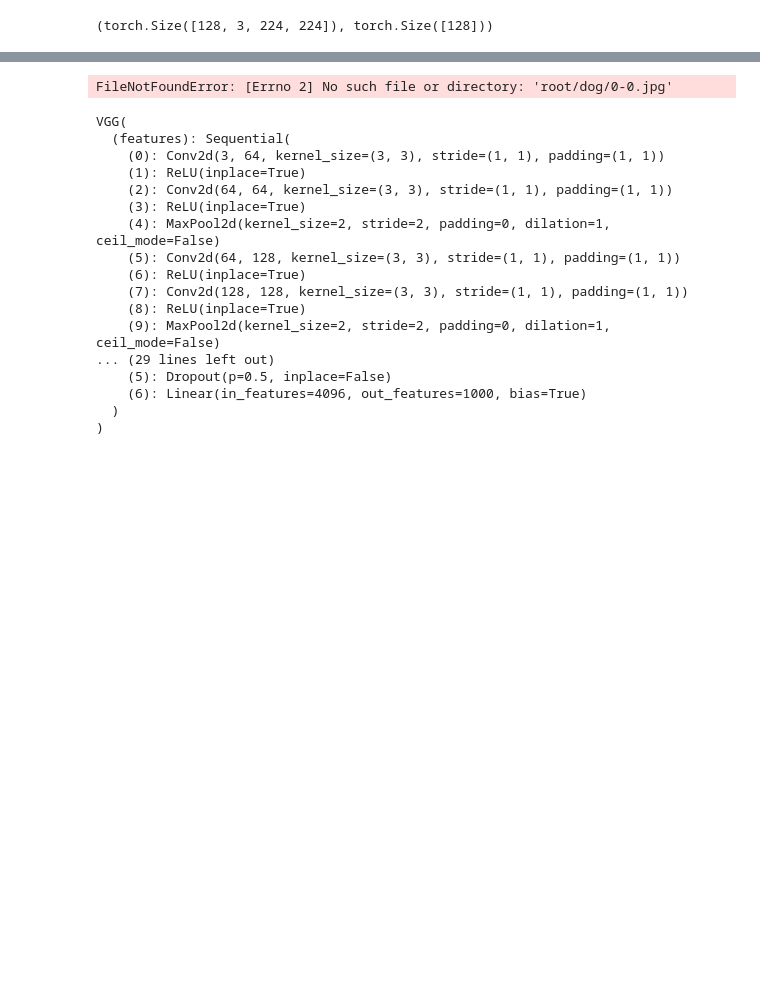
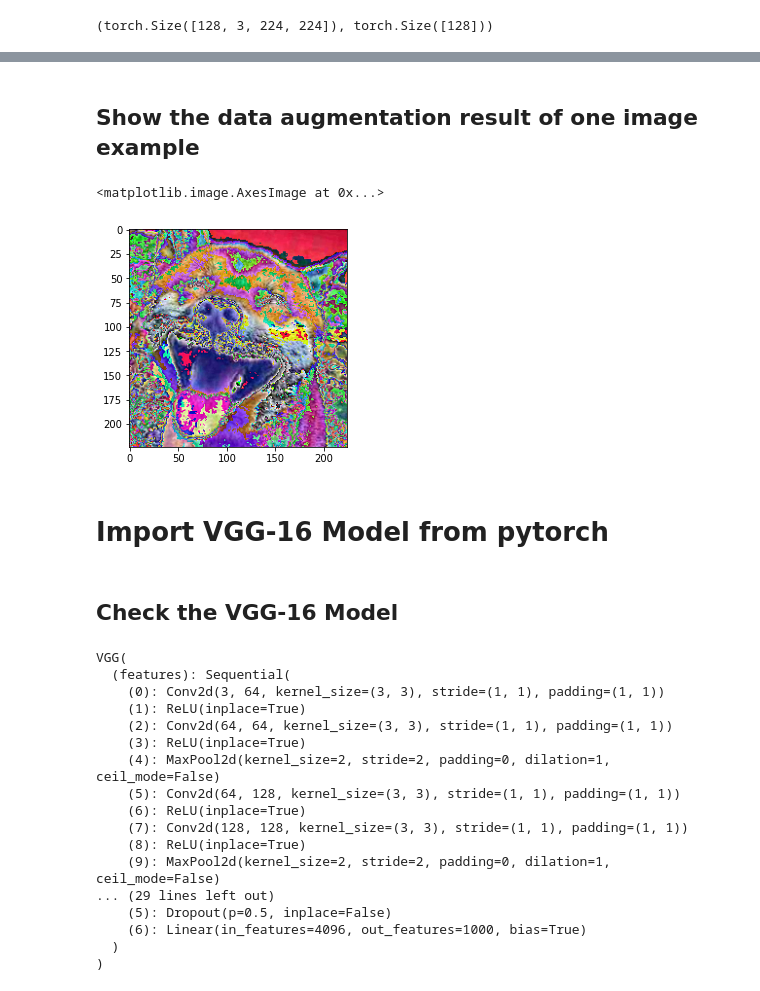
Before and after one commit to MinhaoZhu/MLProject, a Jupyter notebook: VGG16_Transfer_Learning.ipynb, the cells around one changed output, grey strips where cells are left out. Drawn from its saved outputs; the diff is of its cells as text; code cells hidden in the pictures; blank space fills up the shorter version.

```diff
--- a/VGG16_Transfer_Learning.ipynb
+++ b/VGG16_Transfer_Learning.ipynb
@@ -295,25 +296,32 @@ There are 3 different classes.
+# %% [markdown]
+## Show the data augmentation result of one image example
 # %%
 %matplotlib inline
 # open method used to open different extension image file
-im = Image.open(r"root/dog/0-0.jpg")
+im = Image.open(r"train/happy_dog/0-0.jpg")
 x = image_transforms["train"](im)
 
 # x = preprocess(img)
-print(x)
-print(x.shape)
-print(type(x))
+# print(x)
+# print(x.shape)
+# print(type(x))
 
 # This method will show image in any image viewer
 # im.show()
 
 reverse_preprocess = transforms.Compose([
     transforms.ToPILImage(),
     np.array,
 ])
 
 plt.imshow(reverse_preprocess(x))
 # %% [output]
-FileNotFoundError: [Errno 2] No such file or directory: 'root/dog/0-0.jpg'
+<matplotlib.image.AxesImage at 0x...>
+[figure, added]
+# %% [markdown]
+# Import VGG-16 Model from pytorch
+# %% [markdown]
+## Check the VGG-16 Model
 # %%
 from torchvision import models
 model = models.vgg16(pretrained=True)
```
Also changed, not shown: parts of 37 cells of this notebook.
